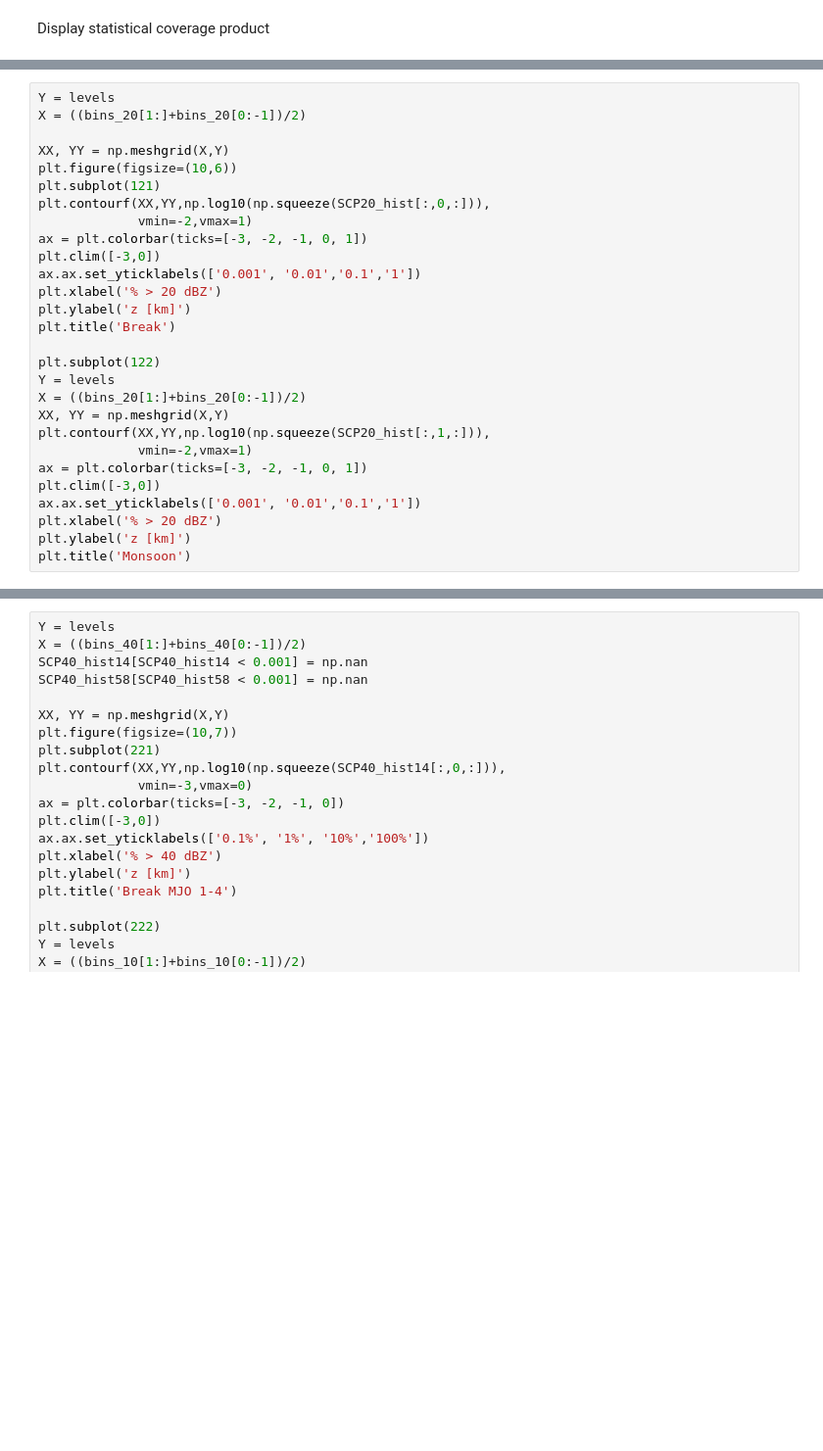
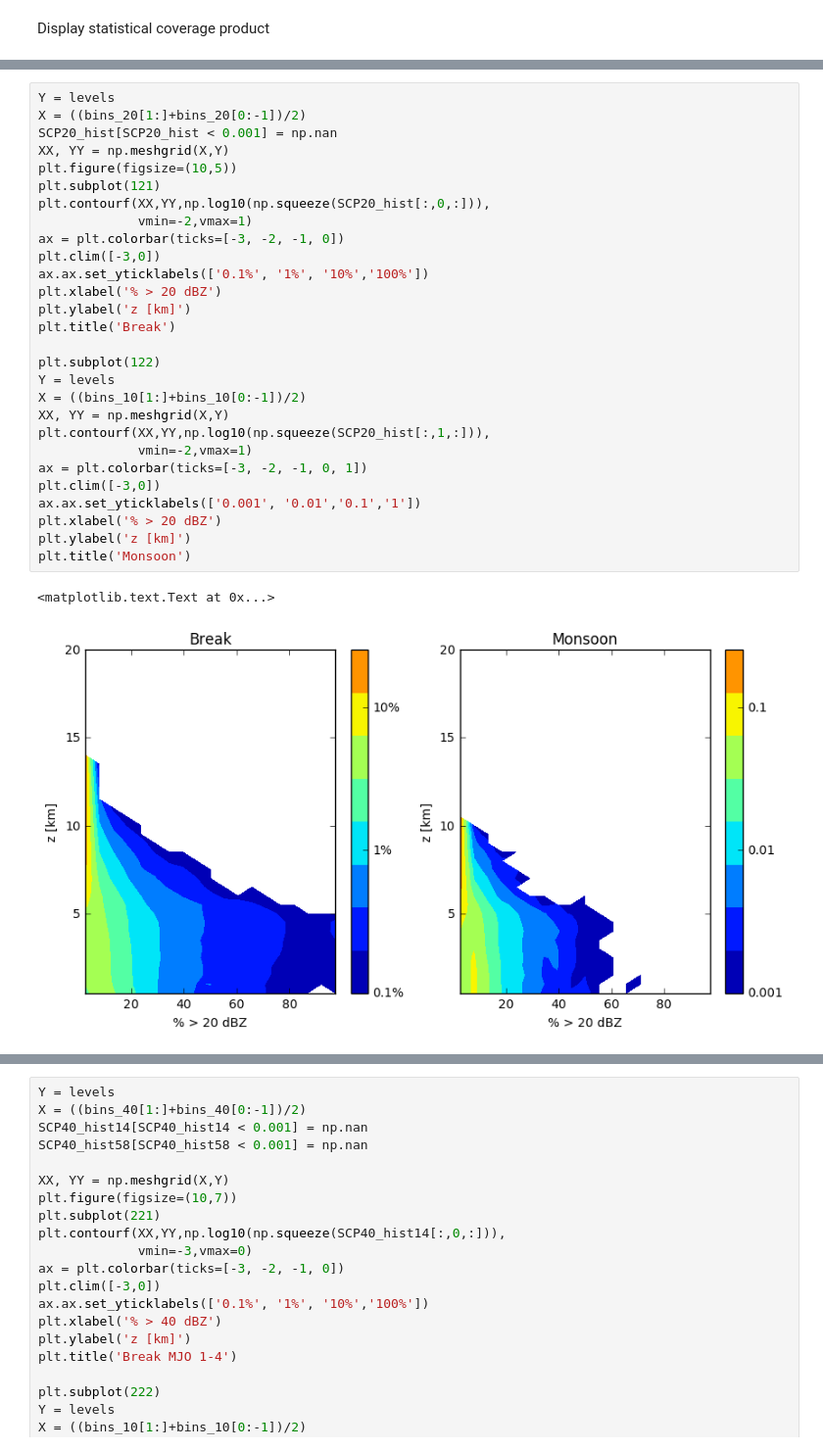
Before and after one commit to rcjackson/cmdv-rrm-anl, a Jupyter notebook: notebooks/SCP_drosdowsky.ipynb, the cells around one changed output, grey strips where cells are left out. Shown at 98% size. Drawn from its saved outputs; the diff is of its cells as text; blank space fills up the shorter version.

```diff
--- a/notebooks/SCP_drosdowsky.ipynb
+++ b/notebooks/SCP_drosdowsky.ipynb
@@ -185,31 +236,34 @@ plt.title('Monsoon')
 # %%
 Y = levels
 X = ((bins_20[1:]+bins_20[0:-1])/2)
-
+SCP20_hist[SCP20_hist < 0.001] = np.nan
 XX, YY = np.meshgrid(X,Y)
-plt.figure(figsize=(10,6))
+plt.figure(figsize=(10,5))
 plt.subplot(121)
 plt.contourf(XX,YY,np.log10(np.squeeze(SCP20_hist[:,0,:])),
              vmin=-2,vmax=1)
-ax = plt.colorbar(ticks=[-3, -2, -1, 0, 1])
+ax = plt.colorbar(ticks=[-3, -2, -1, 0])
 plt.clim([-3,0])
-ax.ax.set_yticklabels(['0.001', '0.01','0.1','1'])
+ax.ax.set_yticklabels(['0.1%', '1%', '10%','100%'])
 plt.xlabel('% > 20 dBZ')
 plt.ylabel('z [km]')
 plt.title('Break')
 
 plt.subplot(122)
 Y = levels
-X = ((bins_20[1:]+bins_20[0:-1])/2)
+X = ((bins_10[1:]+bins_10[0:-1])/2)
 XX, YY = np.meshgrid(X,Y)
 plt.contourf(XX,YY,np.log10(np.squeeze(SCP20_hist[:,1,:])),
              vmin=-2,vmax=1)
 ax = plt.colorbar(ticks=[-3, -2, -1, 0, 1])
 plt.clim([-3,0])
 ax.ax.set_yticklabels(['0.001', '0.01','0.1','1'])
 plt.xlabel('% > 20 dBZ')
 plt.ylabel('z [km]')
 plt.title('Monsoon')
+# %% [output]
+<matplotlib.text.Text at 0x...>
+[figure, added]
 # %%
 Y = levels
 X = ((bins_30[1:]+bins_30[0:-1])/2)
```
Also changed, not shown: parts of 7 cells of this notebook.
